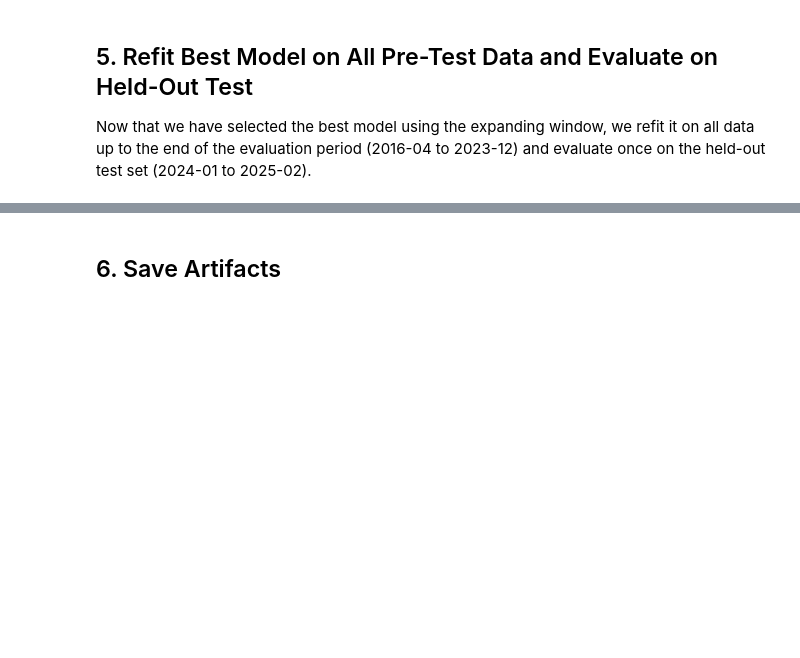
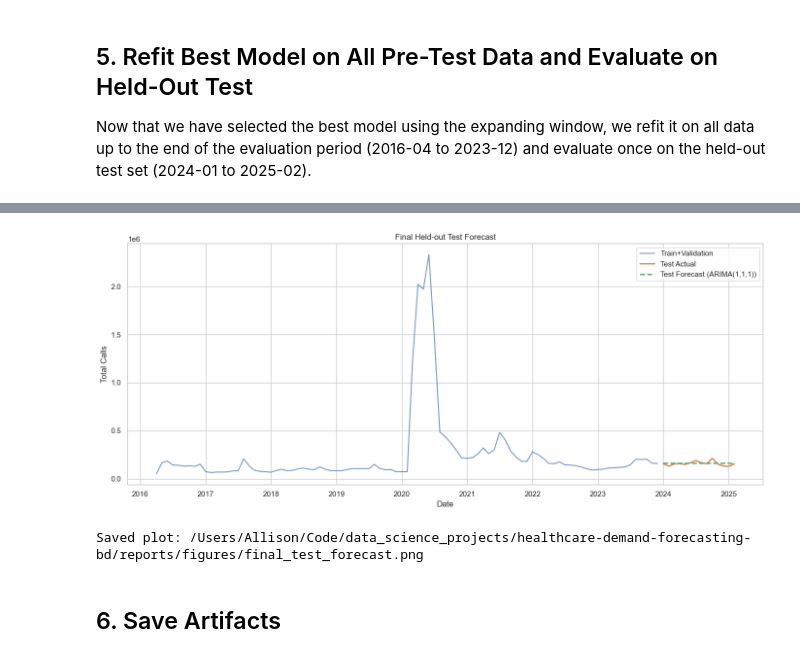
Before and after one commit to amschiltz/healthcare-demand-forecasting-bd, a Jupyter notebook: notebooks/0.2-ams-preprocessing-modeling.ipynb, the cells around one changed output, grey strips where cells are left out. Drawn from its saved outputs; the diff is of its cells as text; code cells hidden in the pictures; blank space fills up the shorter version.

```diff
--- a/notebooks/0.2-ams-preprocessing-modeling.ipynb
+++ b/notebooks/0.2-ams-preprocessing-modeling.ipynb
@@ -351,18 +486,45 @@ display(test_metrics_df)
 # %%
+# Full-range plot of test forecasts vs actuals
+
 fig, ax = plt.subplots(figsize=(14, 6))
-ax.plot(y_train_val.index, y_train_val.values, label="Train+Validation", alpha=0.75)
-ax.plot(y_test.index, y_test.values, label="Test Actual", linewidth=2)
-ax.plot(y_pred_test.index, y_pred_test.values, label=f"Test Forecast ({best_model_name})", linestyle="--", linewidth=2)
+
+ax.plot(
+    y_train_val_raw.index,
+    y_train_val_raw.values,
+    label="Train+Validation",
+    alpha=0.75
+)
+
+ax.plot(
+    y_test_raw.index,
+    y_test_raw.values,
+    label="Test Actual",
+    linewidth=2
+)
+
+ax.plot(
+    y_pred_test.index,
+    y_pred_test.values,
+    label=f"Test Forecast ({best_model_name})",
+    linestyle="--",
+    linewidth=2
+)
+
 ax.set_title("Final Held-out Test Forecast")
 ax.set_xlabel("Date")
 ax.set_ylabel("Total Calls")
 ax.legend()
+
 plt.tight_layout()
+
 plot_path = FIGURES_DIR / "final_test_forecast.png"
 plt.savefig(plot_path, dpi=150, bbox_inches="tight")
 plt.show()
 
 print(f"Saved plot: {plot_path}")
+# %% [output]
+[figure, added]
+Saved plot: /Users/Allison/Code/data_science_projects/healthcare-demand-forecasting-bd/reports/figures/final_test_forecast.png
 # %% [markdown]
 ## 6. Save Artifacts
 # %%
```
Also changed, not shown: parts of 9 cells of this notebook, 2 other files.
